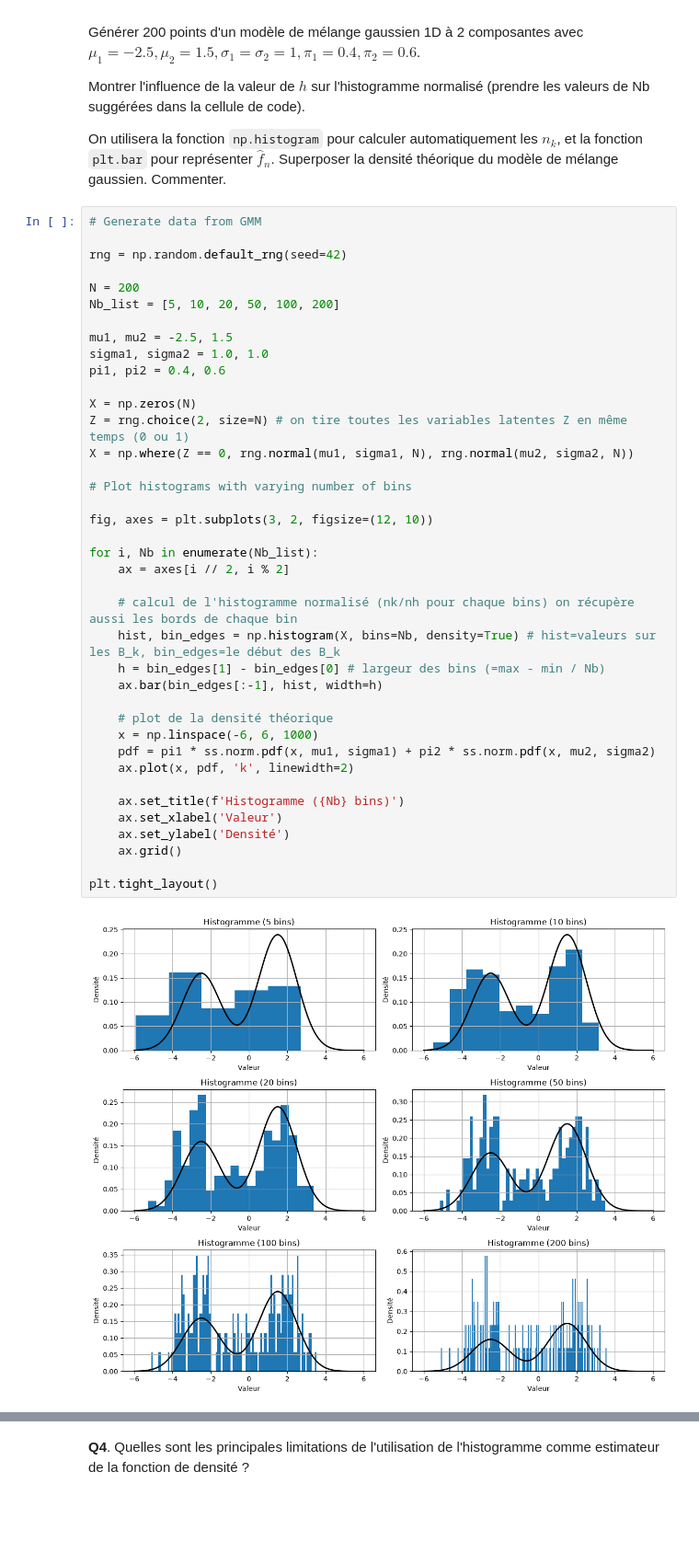
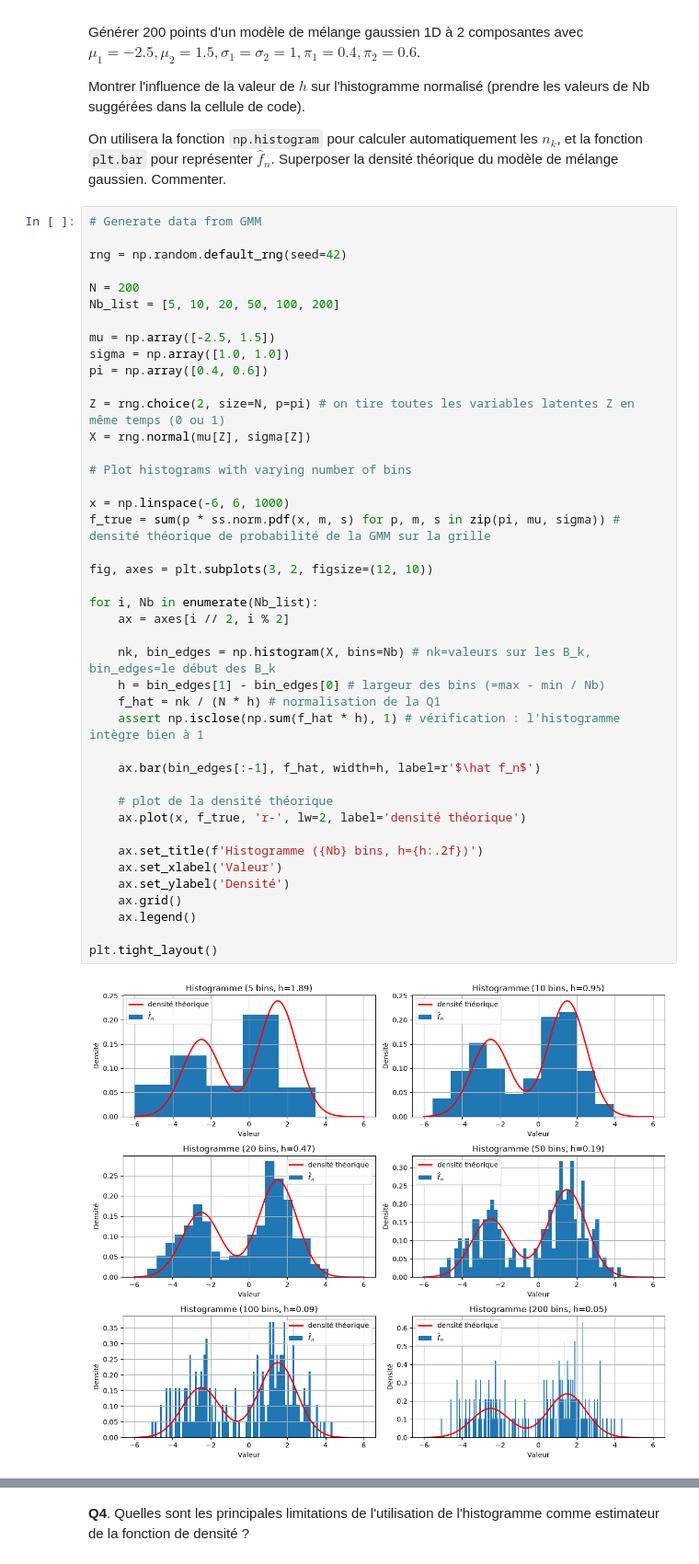
Before and after one commit to alxndrTL/python_sdia, a Jupyter notebook: Labs_Stats/tp2/tp2_FERNANDES_TORRES.ipynb, the cells around one changed output, grey strips where cells are left out. Shown at 92% size. Drawn from its saved outputs; the diff is of its cells as text; blank space fills up the shorter version.

```diff
--- a/Labs_Stats/tp2/tp2_FERNANDES_TORRES.ipynb
+++ b/Labs_Stats/tp2/tp2_FERNANDES_TORRES.ipynb
@@ -67,44 +72,47 @@ On utilisera la fonction `np.histogram` pour calculer automatiquement les $n_k$,
 # %%
 # Generate data from GMM
 
 rng = np.random.default_rng(seed=42)
 
 N = 200
 Nb_list = [5, 10, 20, 50, 100, 200]
 
-mu1, mu2 = -2.5, 1.5
-sigma1, sigma2 = 1.0, 1.0
-pi1, pi2 = 0.4, 0.6
+mu = np.array([-2.5, 1.5])
+sigma = np.array([1.0, 1.0])
+pi = np.array([0.4, 0.6])
 
-X = np.zeros(N)
-Z = rng.choice(2, size=N) # on tire toutes les variables latentes Z en même temps (0 ou 1)
-X = np.where(Z == 0, rng.normal(mu1, sigma1, N), rng.normal(mu2, sigma2, N))
+Z = rng.choice(2, size=N, p=pi) # on tire toutes les variables latentes Z en même temps (0 ou 1)
+X = rng.normal(mu[Z], sigma[Z])
 
 # Plot histograms with varying number of bins
+
+x = np.linspace(-6, 6, 1000)
+f_true = sum(p * ss.norm.pdf(x, m, s) for p, m, s in zip(pi, mu, sigma)) # densité théorique de probabilité de la GMM sur la grille
 
 fig, axes = plt.subplots(3, 2, figsize=(12, 10))
 
 for i, Nb in enumerate(Nb_list):
     ax = axes[i // 2, i % 2]
 
-    # calcul de l'histogramme normalisé (nk/nh pour chaque bins) on récupère aussi les bords de chaque bin
-    hist, bin_edges = np.histogram(X, bins=Nb, density=True) # hist=valeurs sur les B_k, bin_edges=le début des B_k
+    nk, bin_edges = np.histogram(X, bins=Nb) # nk=valeurs sur les B_k, bin_edges=le début des B_k
     h = bin_edges[1] - bin_edges[0] # largeur des bins (=max - min / Nb)
-    ax.bar(bin_edges[:-1], hist, width=h)
+    f_hat = nk / (N * h) # normalisation de la Q1
+    assert np.isclose(np.sum(f_hat * h), 1) # vérification : l'histogramme intègre bien à 1
+
+    ax.bar(bin_edges[:-1], f_hat, width=h, label=r'$\hat f_n$')
 
     # plot de la densité théorique
-    x = np.linspace(-6, 6, 1000)
-    pdf = pi1 * ss.norm.pdf(x, mu1, sigma1) + pi2 * ss.norm.pdf(x, mu2, sigma2)
-    ax.plot(x, pdf, 'k', linewidth=2)
+    ax.plot(x, f_true, 'r-', lw=2, label='densité théorique')
 
-    ax.set_title(f'Histogramme ({Nb} bins)')
+    ax.set_title(f'Histogramme ({Nb} bins, h={h:.2f})')
     ax.set_xlabel('Valeur')
     ax.set_ylabel('Densité')
     ax.grid()
+    ax.legend()
 
 plt.tight_layout()
 # %% [output]
-[figure, old version]
+[figure, new version]
 # %% [markdown]
 <div style="background-color: rgba(255, 255, 0, 0.15); padding: 8px;">
 
```
Also changed, not shown: parts of 17 cells of this notebook, 1 other file.
